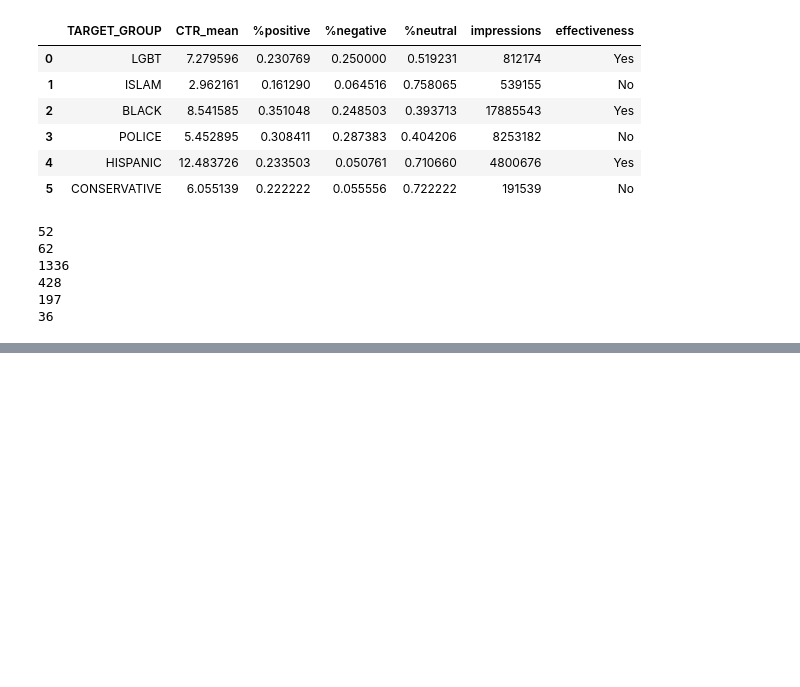
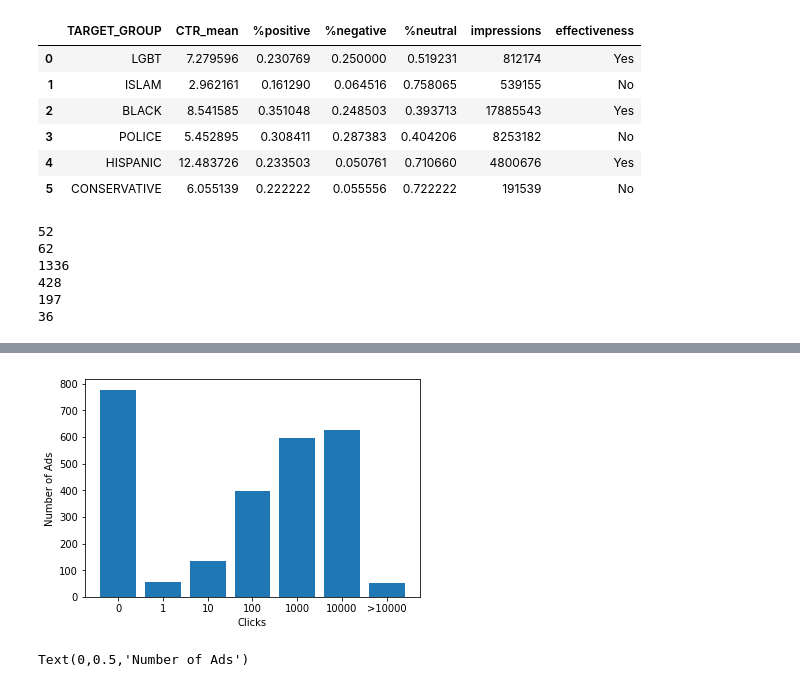
Before and after one commit to walkingCommiter/css_political_ads, a Jupyter notebook: final_analysis.ipynb, the cells around one changed output, grey strips where cells are left out. Drawn from its saved outputs; the diff is of its cells as text; code cells hidden in the pictures; blank space fills up the shorter version.

```diff
--- a/final_analysis.ipynb
+++ b/final_analysis.ipynb
@@ -134,0 +145,21 @@ plt.show()
+# %%
+a=len(df[df['AD_CLICKS']==0])
+b=len(df[(df['AD_CLICKS']== 1)])
+c= len(df[(df['AD_CLICKS']<= 10) & (df['AD_CLICKS']> 1)])
+d= len(df[(df['AD_CLICKS']<= 100) & (df['AD_CLICKS']> 10)])
+e= len(df[(df['AD_CLICKS']<= 1000) & (df['AD_CLICKS']> 100)])
+f= len(df[(df['AD_CLICKS']<= 10000) & (df['AD_CLICKS']> 1000)])
+g= len(df[(df['AD_CLICKS']> 10000)])
+# %%
+y=[a,b,c,d,e,f,g]
+x=[0,1,10,100,1000,10000,'>10000']
+#myInt = len(df)
+#y= [x / myInt for x in y]
+# %%
+plt.bar(x,y)
+plt.show()
+plt.xlabel('Clicks')
+plt.ylabel('Number of Ads')
+# %% [output]
+[figure, added]
+Text(0,0.5,'Number of Ads')
```
Also changed, not shown: parts of 7 cells of this notebook.
